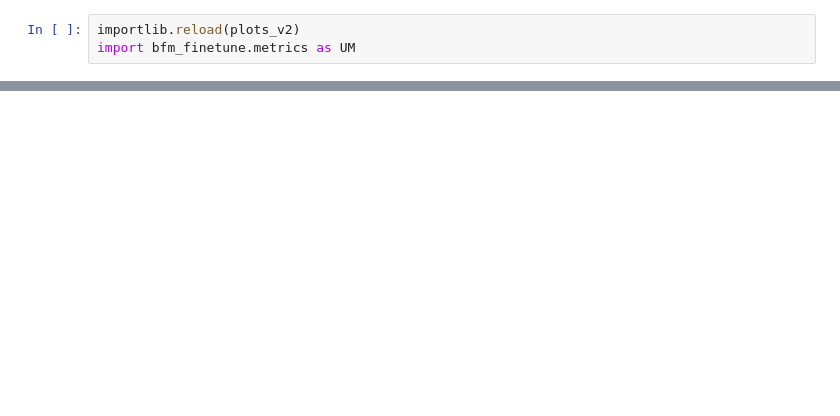
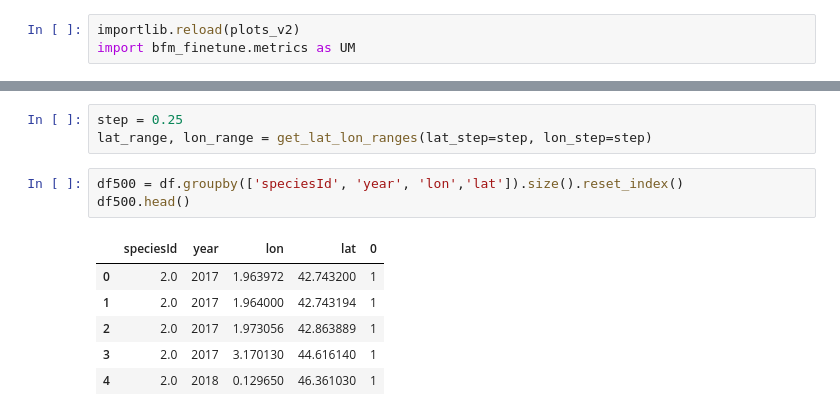
Before and after one commit to BioDT/bfm-finetune, a Jupyter notebook: notebooks/visualise_eval.ipynb, the cells around one changed output, grey strips where cells are left out. Saved outputs shown, nothing was run; the diff lists cells and outputs as text; blank space fills up the shorter version.

```diff
--- a/notebooks/visualise_eval.ipynb
+++ b/notebooks/visualise_eval.ipynb
@@ -122,0 +190,13 @@ plot_error_violin(abs_err.reshape(500, -1).numpy())
+# %%
+step = 0.25
+lat_range, lon_range = get_lat_lon_ranges(lat_step=step, lon_step=step)
+# %%
+df500 = df.groupby(['speciesId', 'year', 'lon','lat']).size().reset_index()
+df500.head()
+# %% [output]
+|  | speciesId | year | lon | lat | 0 |
+| 0 | 2.0 | 2017 | 1.963972 | 42.743200 | 1 |
+| 1 | 2.0 | 2017 | 1.964000 | 42.743194 | 1 |
+| 2 | 2.0 | 2017 | 1.973056 | 42.863889 | 1 |
+| 3 | 2.0 | 2017 | 3.170130 | 44.616140 | 1 |
+| 4 | 2.0 | 2018 | 0.129650 | 46.361030 | 1 |
```
Also changed, not shown: parts of 11 cells of this notebook, 4 other files.
